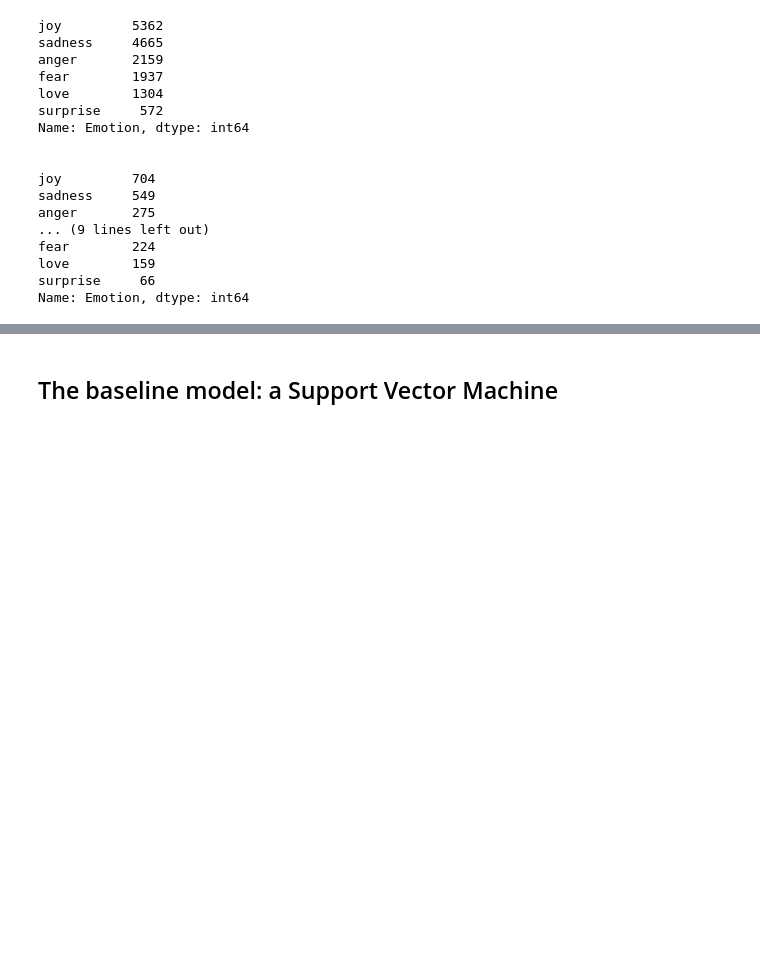
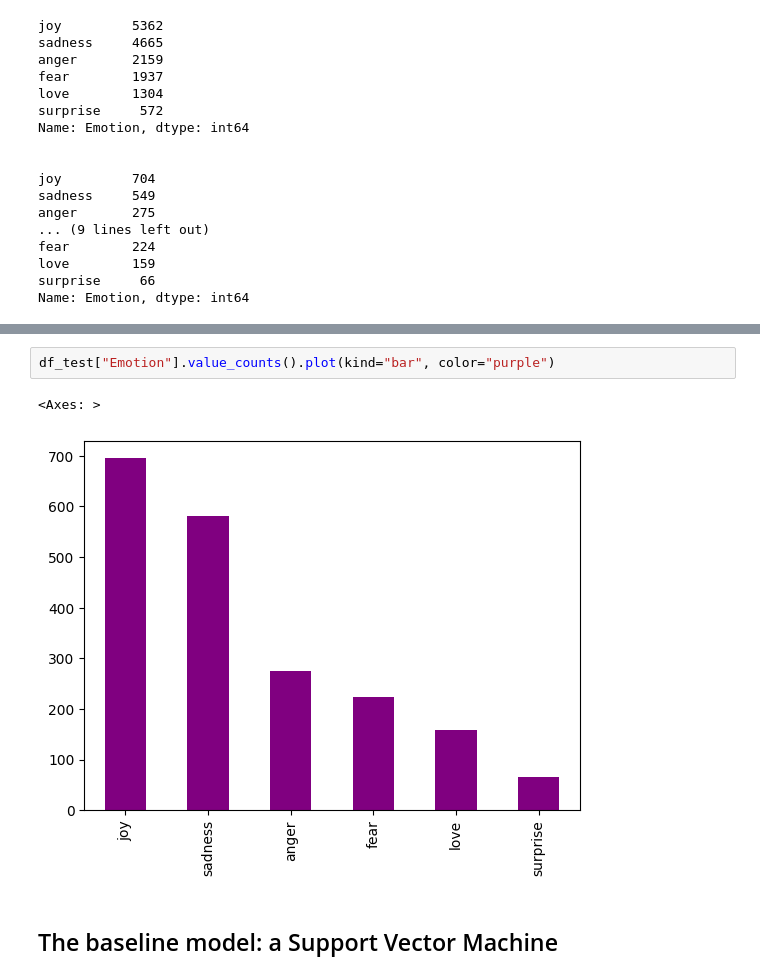
Before and after one commit to gmunda97/emotion_classification, a Jupyter notebook: jupyter_notebooks/support_vector_machine.ipynb, the cells around one changed output, grey strips where cells are left out. Cells and saved outputs as stored; diff of their text form; blank space fills up the shorter version.

```diff
--- a/jupyter_notebooks/support_vector_machine.ipynb
+++ b/jupyter_notebooks/support_vector_machine.ipynb
@@ -56,3 +68,8 @@ Name: Emotion, dtype: int64
+# %%
+df_test["Emotion"].value_counts().plot(kind="bar", color="purple")
+# %% [output]
+<Axes: >
+[figure, added]
 # %% [markdown]
 ## The baseline model: a Support Vector Machine
 # %%
```
Also changed, not shown: parts of 3 cells of this notebook.
